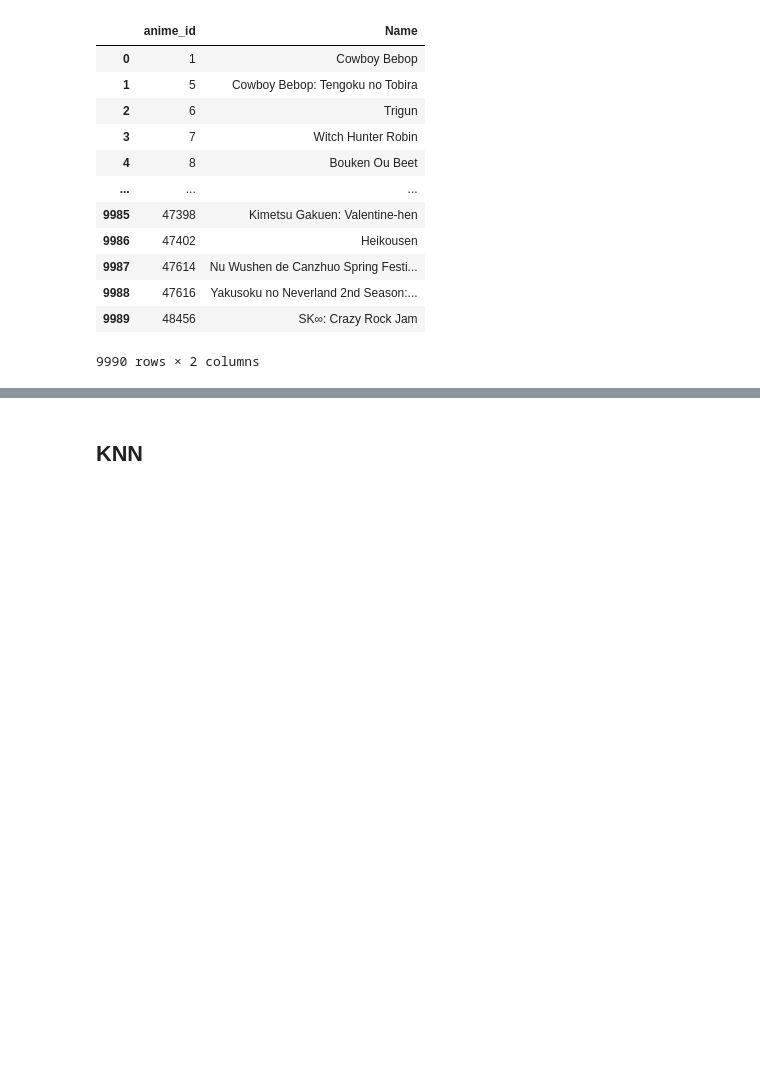
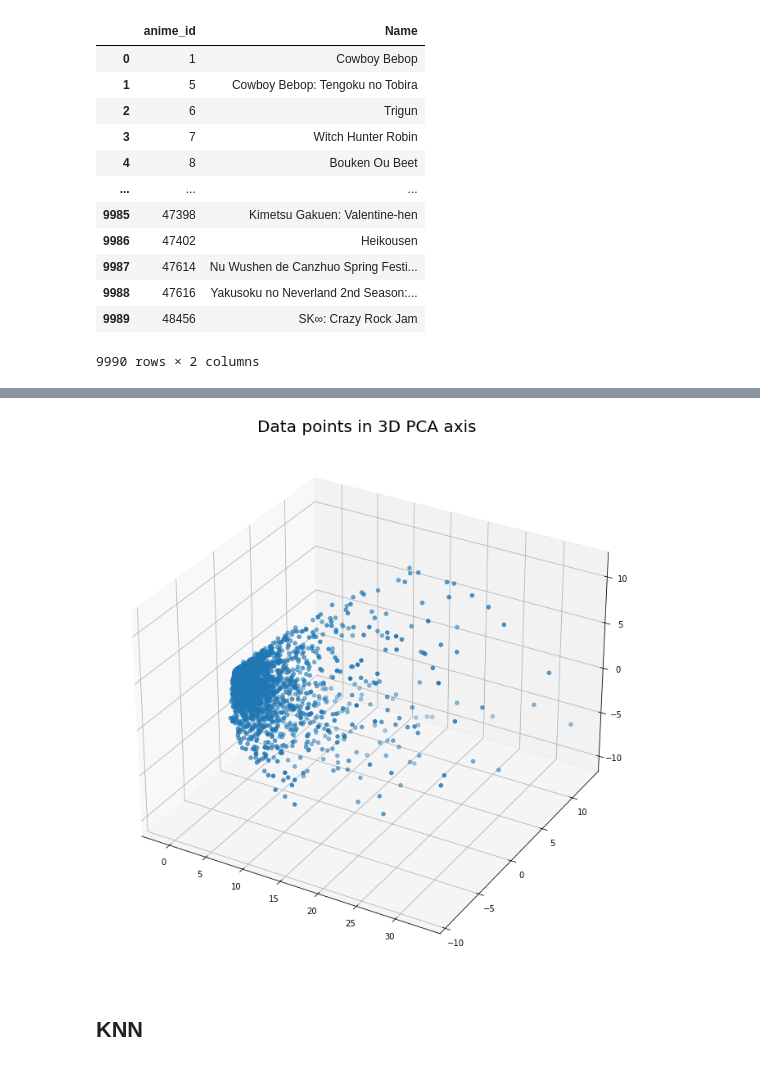
Before and after one commit to mijkami/Anime_Map, a Jupyter notebook: notebooks/Modelisation.ipynb, the cells around one changed output, grey strips where cells are left out. Cells and saved outputs as stored; diff of their text form; code cells hidden in the pictures; blank space fills up the shorter version.

```diff
--- a/notebooks/Modelisation.ipynb
+++ b/notebooks/Modelisation.ipynb
@@ -352,0 +317,6 @@ plt.show()
+# %%
+pca_active_users_10Plus = PCA(n_components=3)
+pca_active_users_10Plus.fit(active_users_df_10PlusRatings_partial_pivot)
+pca_active_users_10Plus_array = pca_active_users_10Plus.transform(active_users_df_10PlusRatings_partial_pivot)
+# %%
+pca_pivot = pd.DataFrame(pca_active_users_10Plus_array)
@@ -353,3 +364,15 @@ plt.show()
+# %%
+plt.rcParams['figure.figsize'] = (16, 9)
+
+
+fig = plt.figure()
+ax = Axes3D(fig)
+ax.scatter(pca_pivot[0], pca_pivot[2], pca_pivot[1])
+
+plt.title('Data points in 3D PCA axis', fontsize=20)
+plt.show()
+# %% [output]
+[figure, added]
 # %% [markdown]
 ## KNN
 # %% [markdown]
```
Also changed, not shown: parts of 110 cells of this notebook.
